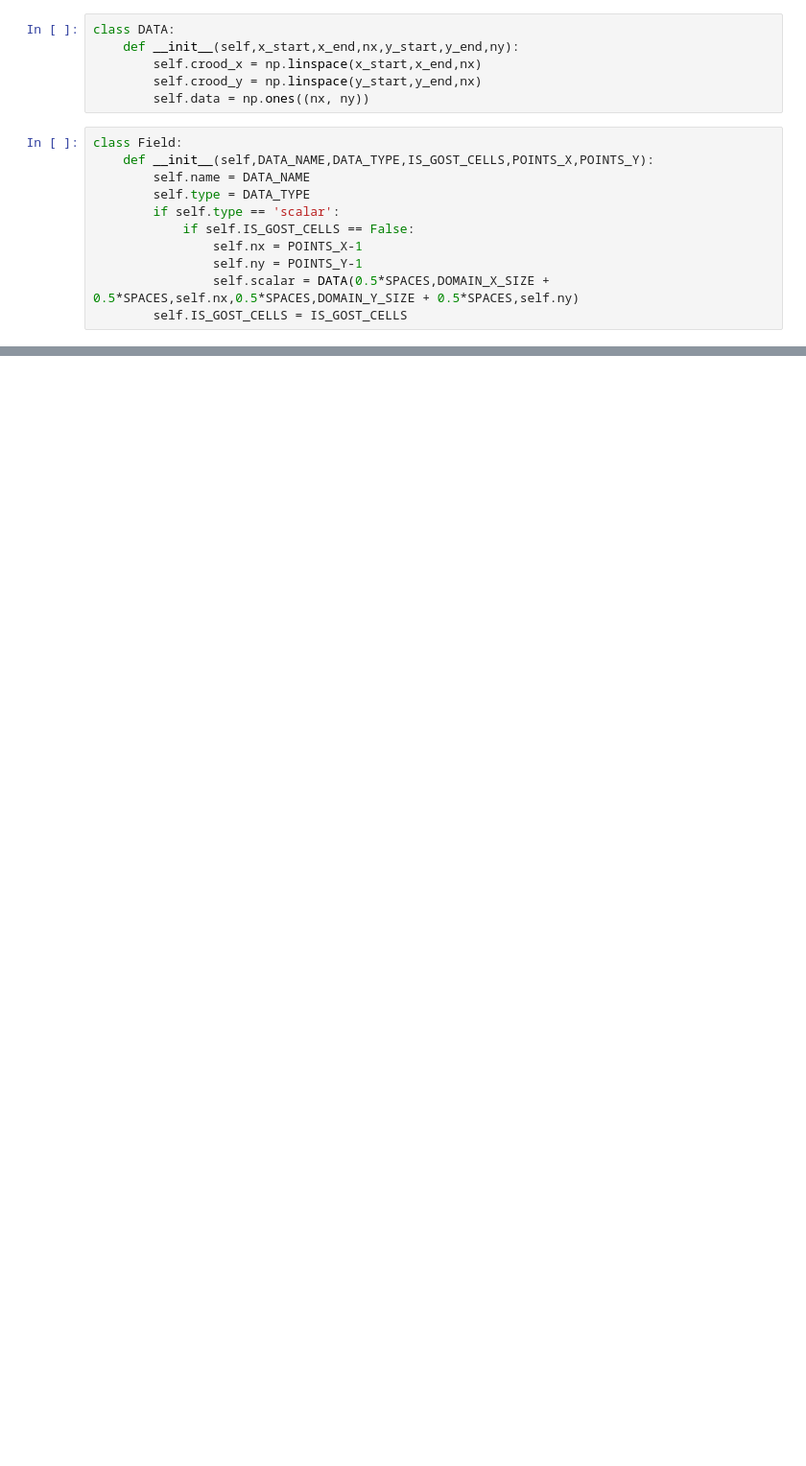
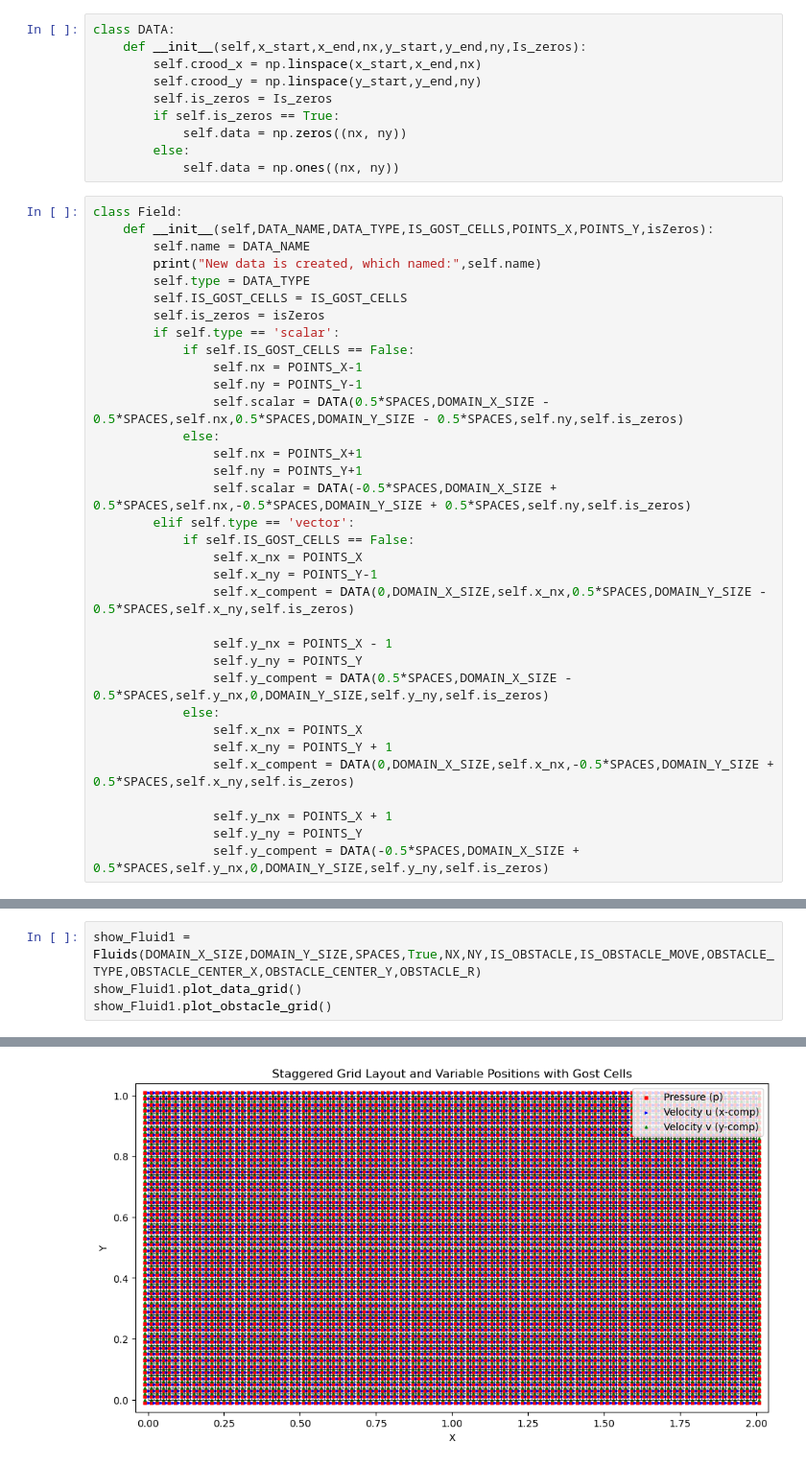
Before and after one commit to WangZW928/PETSc-for-CFD, a Jupyter notebook: FDM/python/Serial/2D-FSI/Stable Fluid Method/StableFluid1.0.ipynb, the cells around one changed output, grey strips where cells are left out. Shown at 96% size. Saved outputs shown, nothing was run; the diff lists cells and outputs as text; blank space fills up the shorter version.

Commit message:
stable fluid is coding, point at Class Solver

```diff
--- a/FDM/python/Serial/2D-FSI/Stable Fluid Method/StableFluid1.0.ipynb
+++ b/FDM/python/Serial/2D-FSI/Stable Fluid Method/StableFluid1.0.ipynb
@@ -41,18 +41,45 @@ class Grid:
         self.y = np.linspace(0, self.ly, self.ny)
 # %%
 class DATA:
-    def __init__(self,x_start,x_end,nx,y_start,y_end,ny):
+    def __init__(self,x_start,x_end,nx,y_start,y_end,ny,Is_zeros):
         self.crood_x = np.linspace(x_start,x_end,nx)
-        self.crood_y = np.linspace(y_start,y_end,nx)
-        self.data = np.ones((nx, ny))
+        self.crood_y = np.linspace(y_start,y_end,ny)
+        self.is_zeros = Is_zeros
+        if self.is_zeros == True:
+            self.data = np.zeros((nx, ny))
+        else:
+            self.data = np.ones((nx, ny))
 # %%
 class Field:
-    def __init__(self,DATA_NAME,DATA_TYPE,IS_GOST_CELLS,POINTS_X,POINTS_Y):
+    def __init__(self,DATA_NAME,DATA_TYPE,IS_GOST_CELLS,POINTS_X,POINTS_Y,isZeros):
         self.name = DATA_NAME
+        print("New data is created, which named:",self.name)
         self.type = DATA_TYPE
+        self.IS_GOST_CELLS = IS_GOST_CELLS
+        self.is_zeros = isZeros
         if self.type == 'scalar':
             if self.IS_GOST_CELLS == False:
                 self.nx = POINTS_X-1
                 self.ny = POINTS_Y-1
-                self.scalar = DATA(0.5*SPACES,DOMAIN_X_SIZE + 0.5*SPACES,self.nx,0.5*SPACES,DOMAIN_Y_SIZE + 0.5*SPACES,self.ny)
-        self.IS_GOST_CELLS = IS_GOST_CELLS
+                self.scalar = DATA(0.5*SPACES,DOMAIN_X_SIZE - 0.5*SPACES,self.nx,0.5*SPACES,DOMAIN_Y_SIZE - 0.5*SPACES,self.ny,self.is_zeros)
+            else:
+                self.nx = POINTS_X+1
+                self.ny = POINTS_Y+1
+                self.scalar = DATA(-0.5*SPACES,DOMAIN_X_SIZE + 0.5*SPACES,self.nx,-0.5*SPACES,DOMAIN_Y_SIZE + 0.5*SPACES,self.ny,self.is_zeros)
+        elif self.type == 'vector':
+            if self.IS_GOST_CELLS == False:
+                self.x_nx = POINTS_X
+                self.x_ny = POINTS_Y-1
+                self.x_compent = DATA(0,DOMAIN_X_SIZE,self.x_nx,0.5*SPACES,DOMAIN_Y_SIZE - 0.5*SPACES,self.x_ny,self.is_zeros)
+
+                self.y_nx = POINTS_X - 1
+                self.y_ny = POINTS_Y
+                self.y_compent = DATA(0.5*SPACES,DOMAIN_X_SIZE - 0.5*SPACES,self.y_nx,0,DOMAIN_Y_SIZE,self.y_ny,self.is_zeros)
+            else:
+                self.x_nx = POINTS_X
+                self.x_ny = POINTS_Y + 1
+                self.x_compent = DATA(0,DOMAIN_X_SIZE,self.x_nx,-0.5*SPACES,DOMAIN_Y_SIZE + 0.5*SPACES,self.x_ny,self.is_zeros)
+
+                self.y_nx = POINTS_X + 1
+                self.y_ny = POINTS_Y
+                self.y_compent = DATA(-0.5*SPACES,DOMAIN_X_SIZE + 0.5*SPACES,self.y_nx,0,DOMAIN_Y_SIZE,self.y_ny,self.is_zeros)
@@ -58,0 +216,5 @@ class Field:
+# %%
+show_Fluid1 = Fluids(DOMAIN_X_SIZE,DOMAIN_Y_SIZE,SPACES,True,NX,NY,IS_OBSTACLE,IS_OBSTACLE_MOVE,OBSTACLE_TYPE,OBSTACLE_CENTER_X,OBSTACLE_CENTER_Y,OBSTACLE_R)
+show_Fluid1.plot_data_grid()
+show_Fluid1.plot_obstacle_grid()
+# %% [output]
@@ -58,0 +228 @@ class Field:
+[figure, added]
```
Also changed, not shown: parts of 6 cells of this notebook.
